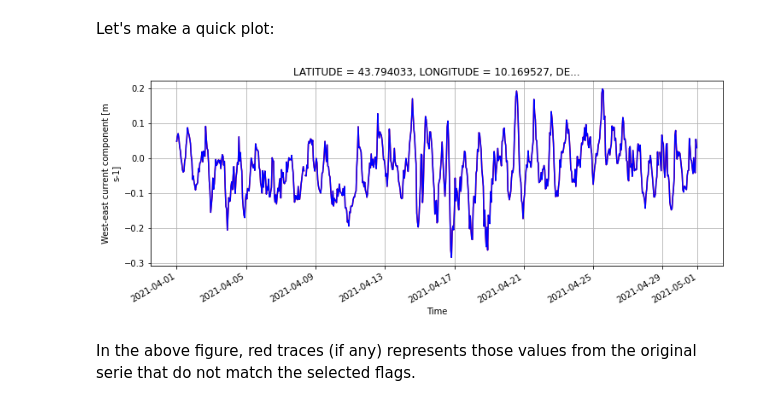
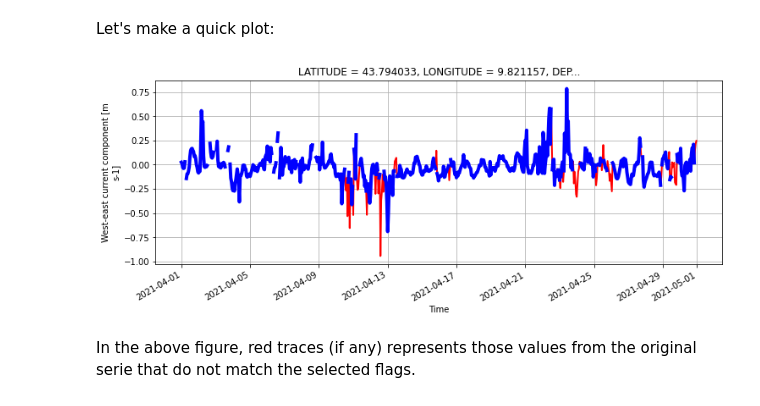
Before and after one commit to CopernicusMarineInsitu/2021-sicomar-summer-school, a Jupyter notebook: visualizing-hfradar-data.ipynb, the cells around one changed output. Saved outputs shown, nothing was run; the diff lists cells and outputs as text; code cells hidden in the pictures.

```diff
--- a/visualizing-hfradar-data.ipynb
+++ b/visualizing-hfradar-data.ipynb
@@ -97,15 +97,12 @@ These functions will help us to obtain info from the netCDF files in a format re
 # %%
 def getSourceAntennas(ds):
     data = {'antennas':[] ,'bbox':[]}
-    lats,lons = [],[]
     try:
         for name,lat,lon in zip(ds['SCDT'][0,:].astype('str').data,ds['SLTT'][0,:].data,ds['SLNT'][0,:].data):
             if np.isnan(lat) == False:
                 name,lat,lon = name.strip(),round(lat, 4),round(lon, 4)
                 data['antennas'].append({'name': name, 'lat': lat, 'lon': lon})
-                lats.append(lat)
-                lons.append(lon)
-        data['bbox'] = [min(lons),max(lons),min(lats),max(lats)]
+        data['bbox'] = [float(ds.geospatial_lon_min),float(ds.geospatial_lon_max),float(ds.geospatial_lat_min),float(ds.geospatial_lat_max)]
     except Exception as e:
         data = None
         print('An error ocurred when checking antennas')
@@ -607,7 +604,7 @@ ds[param].attrs
 Let's choose first the location of interest:
 # %%
 latitude = 43.8
-longitude = 10.18
+longitude = 9.82
 # %% [markdown]
 Closer point available:
 # %%
@@ -653,12 +650,12 @@ Let's make a quick plot:
 flags = [1,2]
 # %%
 #original serie => red
-param_data.plot(aspect=3, size=4, color='r', add_legend=True)
+param_data.plot(aspect=3, size=4, color='r', linewidth=2)
 #serie filtered according to flags => blue
-param_data.where(param_qcs.isin(flags)).plot(color='b', add_legend=True)
+param_data.where(param_qcs.isin(flags)).plot(color='b', linewidth=4)
 plt.grid(True)
 # %% [output]
-[figure, old version]
+[figure, new version]
 # %% [markdown]
 In the above figure, red traces (if any) represents those values from the original serie that do not match the selected flags.
 # %% [markdown]
```
Also changed, not shown: parts of 9 cells of this notebook.
